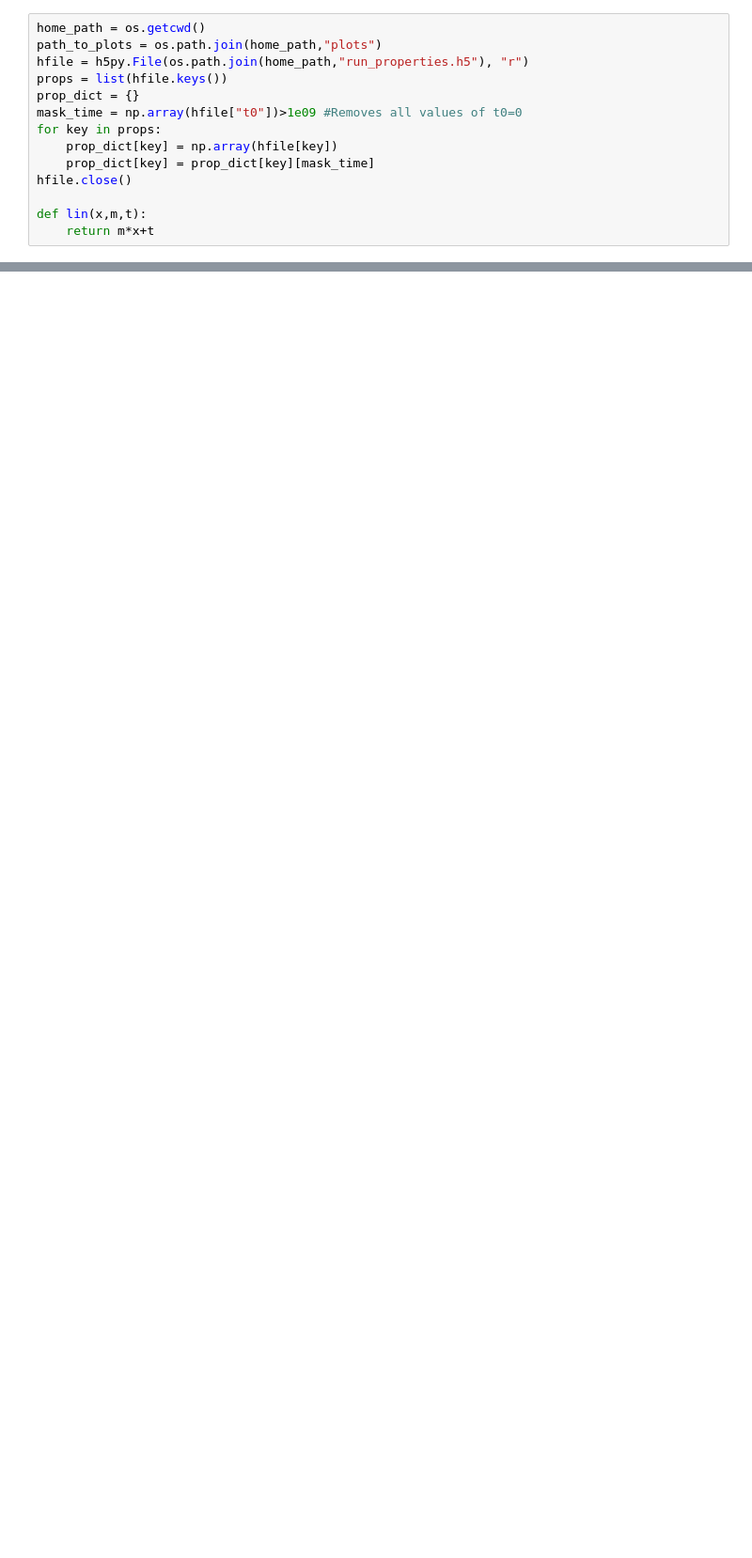
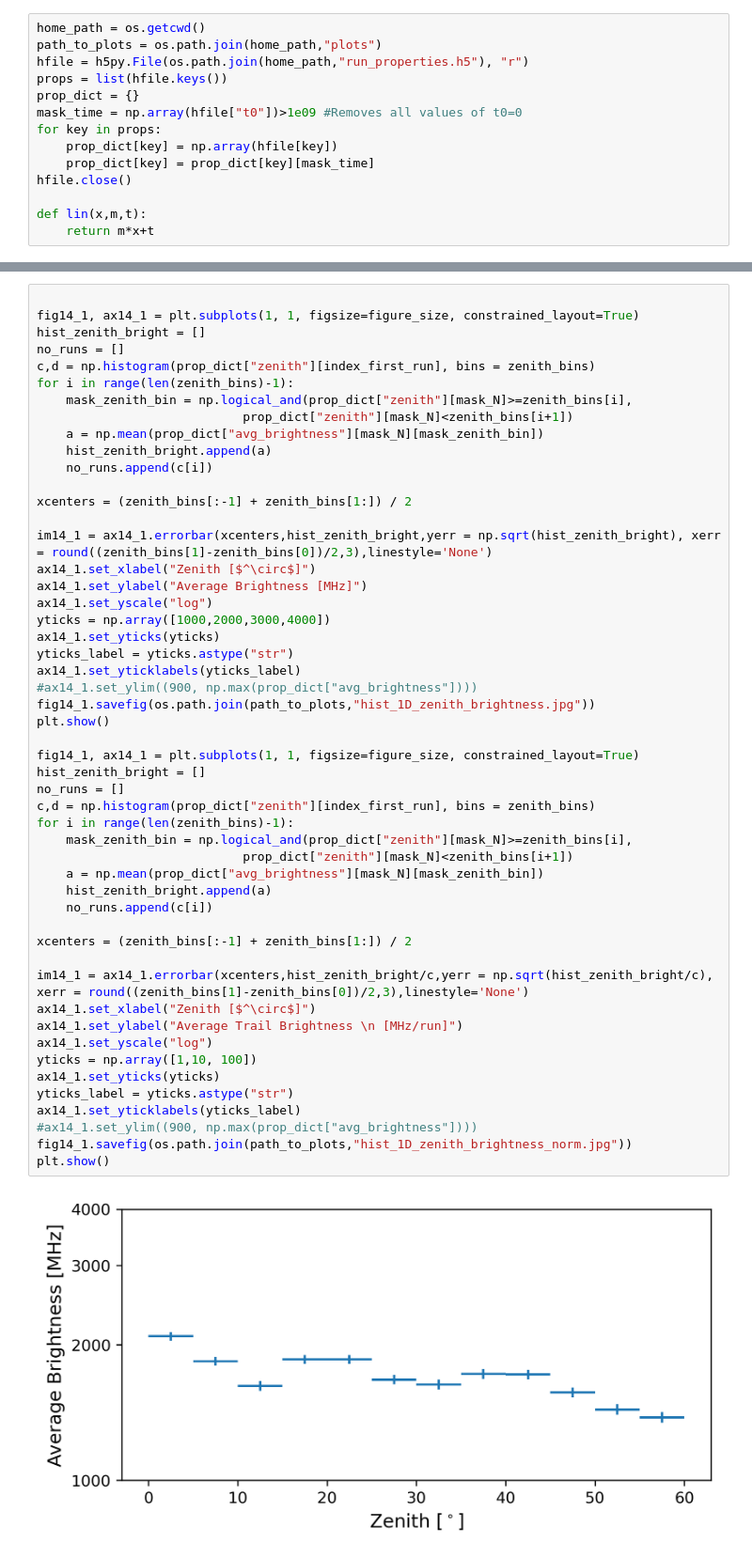
Before and after one commit to Tho-Lang/Satellite-trails, a Jupyter notebook: plot_avg_trail_all_runs.ipynb, the cells around one changed output, grey strips where cells are left out. Shown at 94% size. Saved outputs shown, nothing was run; the diff lists cells and outputs as text; blank space fills up the shorter version.

```diff
--- a/plot_avg_trail_all_runs.ipynb
+++ b/plot_avg_trail_all_runs.ipynb
@@ -783,0 +934,53 @@ hfile.close()
+# %%
+
+fig14_1, ax14_1 = plt.subplots(1, 1, figsize=figure_size, constrained_layout=True)
+hist_zenith_bright = []
+no_runs = []
+c,d = np.histogram(prop_dict["zenith"][index_first_run], bins = zenith_bins)
+for i in range(len(zenith_bins)-1):
+    mask_zenith_bin = np.logical_and(prop_dict["zenith"][mask_N]>=zenith_bins[i],
+                            prop_dict["zenith"][mask_N]<zenith_bins[i+1])
+    a = np.mean(prop_dict["avg_brightness"][mask_N][mask_zenith_bin])
+    hist_zenith_bright.append(a)
+    no_runs.append(c[i])
+
+xcenters = (zenith_bins[:-1] + zenith_bins[1:]) / 2
+
+im14_1 = ax14_1.errorbar(xcenters,hist_zenith_bright,yerr = np.sqrt(hist_zenith_bright), xerr = round((zenith_bins[1]-zenith_bins[0])/2,3),linestyle='None')
+ax14_1.set_xlabel("Zenith [$^\circ$]")
+ax14_1.set_ylabel("Average Brightness [MHz]")
+ax14_1.set_yscale("log")
+yticks = np.array([1000,2000,3000,4000])
+ax14_1.set_yticks(yticks)
+yticks_label = yticks.astype("str")
+ax14_1.set_yticklabels(yticks_label)
+#ax14_1.set_ylim((900, np.max(prop_dict["avg_brightness"])))
+fig14_1.savefig(os.path.join(path_to_plots,"hist_1D_zenith_brightness.jpg"))
+plt.show()
+
+fig14_1, ax14_1 = plt.subplots(1, 1, figsize=figure_size, constrained_layout=True)
+hist_zenith_bright = []
+no_runs = []
+c,d = np.histogram(prop_dict["zenith"][index_first_run], bins = zenith_bins)
+for i in range(len(zenith_bins)-1):
+    mask_zenith_bin = np.logical_and(prop_dict["zenith"][mask_N]>=zenith_bins[i],
+                            prop_dict["zenith"][mask_N]<zenith_bins[i+1])
+    a = np.mean(prop_dict["avg_brightness"][mask_N][mask_zenith_bin])
+    hist_zenith_bright.append(a)
+    no_runs.append(c[i])
+
+xcenters = (zenith_bins[:-1] + zenith_bins[1:]) / 2
+
+im14_1 = ax14_1.errorbar(xcenters,hist_zenith_bright/c,yerr = np.sqrt(hist_zenith_bright/c), xerr = round((zenith_bins[1]-zenith_bins[0])/2,3),linestyle='None')
+ax14_1.set_xlabel("Zenith [$^\circ$]")
+ax14_1.set_ylabel("Average Trail Brightness \n [MHz/run]")
+ax14_1.set_yscale("log")
+yticks = np.array([1,10, 100])
+ax14_1.set_yticks(yticks)
+yticks_label = yticks.astype("str")
+ax14_1.set_yticklabels(yticks_label)
+#ax14_1.set_ylim((900, np.max(prop_dict["avg_brightness"])))
+fig14_1.savefig(os.path.join(path_to_plots,"hist_1D_zenith_brightness_norm.jpg"))
+plt.show()
+# %% [output]
+[figure, added]
```
Also changed, not shown: parts of 13 cells of this notebook.
